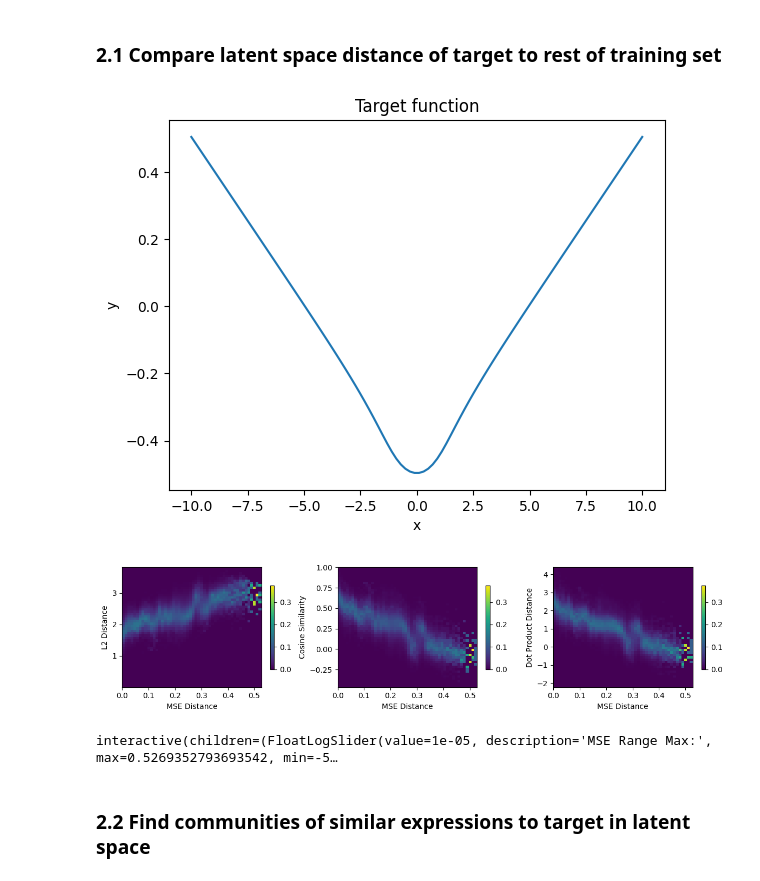
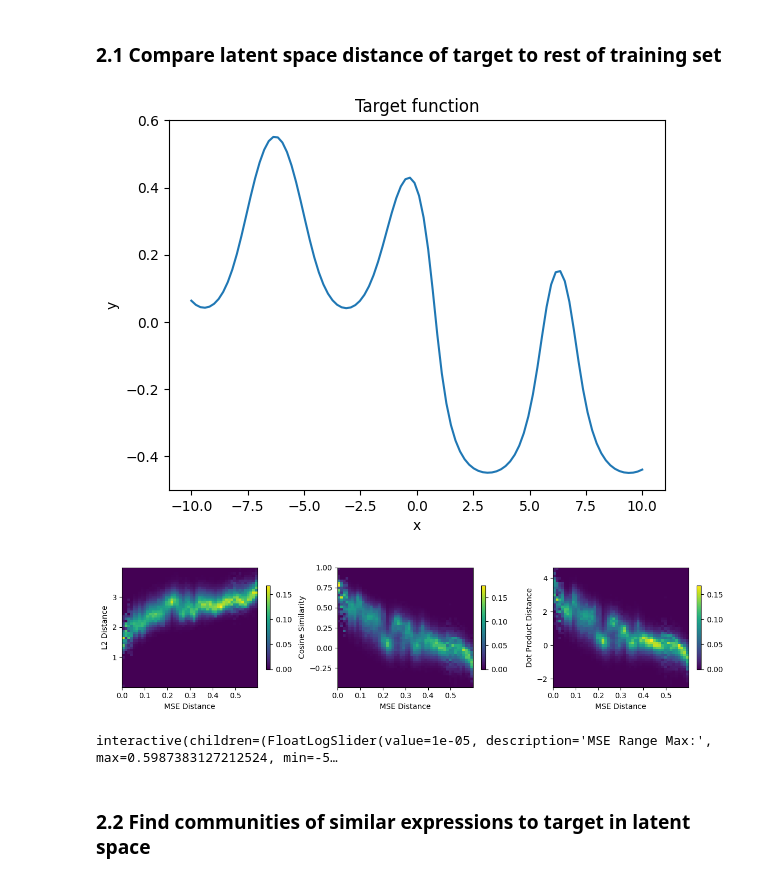
Before and after one commit to LuisCarretero/similar-expressions, a Jupyter notebook: src/dev/sampling_analysis.ipynb, the cells around one changed output. Saved outputs shown, nothing was run; the diff lists cells and outputs as text; code cells hidden in the pictures.

```diff
--- a/src/dev/sampling_analysis.ipynb
+++ b/src/dev/sampling_analysis.ipynb
@@ -229,17 +229,17 @@ DataLoader Summary
 # %% [markdown]
 ### 2.1 Compare latent space distance of target to rest of training set
 # %%
-target_idx = 0
+target_idx = 2
 values_target = data_from_loader(train_loader, 'values', idx=target_idx)
 z_target = model.encoder(data_from_loader(train_loader, 'x', idx=target_idx))[0]
 
 plt.plot(val_x.squeeze(), values_target.squeeze().detach().numpy())
 plt.title('Target function')
 plt.xlabel('x')
 plt.ylabel('y')
 plt.show()
 # %% [output]
-[figure, old version]
+[figure, new version]
 # %%
 # Calculating z and y distances for all samples in training set
 
@@ -292,7 +292,7 @@ ax3.set_ylabel('Dot Product Distance')
 
 plt.tight_layout()
 # %% [output]
-[figure, old version]
+[figure, new version]
 # %%
 # Create plot that shows the sample eps used and the threshold used for y-dist
 
@@ -340,7 +340,7 @@ interactive_plot = interactive(
 )
 display(interactive_plot)
 # %% [output]
-interactive(children=(FloatLogSlider(value=1e-05, description='MSE Range Max:', max=0.5269352793693542, min=-5…
+interactive(children=(FloatLogSlider(value=1e-05, description='MSE Range Max:', max=0.5987383127212524, min=-5…
 # %% [markdown]
 ### 2.2 Find communities of similar expressions to target in latent space
 # %%
```
Also changed, not shown: parts of 1 cell of this notebook.
